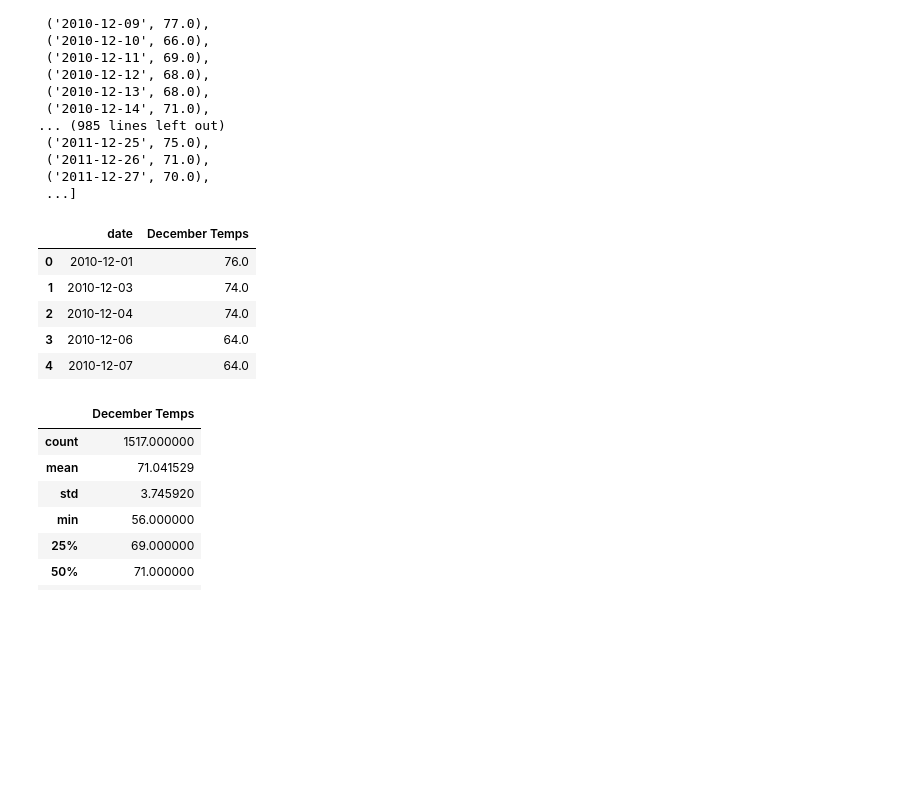
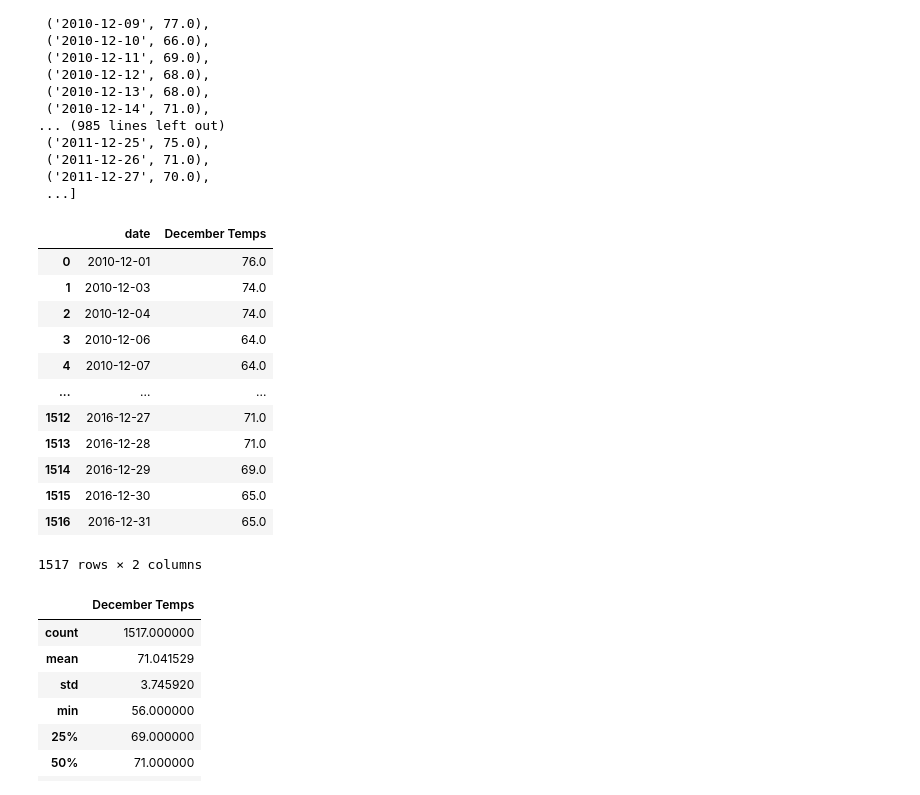
Before and after one commit to DennisdelRioCarbo/Surfs_up, a Jupyter notebook: SurfsUp_Challenge.ipynb, the cells around one changed output. Cells and saved outputs as stored; diff of their text form; code cells hidden in the pictures; blank space fills up the shorter version.

```diff
--- a/SurfsUp_Challenge.ipynb
+++ b/SurfsUp_Challenge.ipynb
@@ -113,15 +109,22 @@ dec_temps
 # %%
 # 8. Create a DataFrame from the list of temperatures for the month of December.
 dec_temps_df=pd.DataFrame(dec_temps, columns=['date','December Temps'])
 
-dec_temps_df.head()
+dec_temps_df
 # %% [output]
 |  | date | December Temps |
 | 0 | 2010-12-01 | 76.0 |
 | 1 | 2010-12-03 | 74.0 |
 | 2 | 2010-12-04 | 74.0 |
 | 3 | 2010-12-06 | 64.0 |
 | 4 | 2010-12-07 | 64.0 |
+| ... | ... | ... |
+| 1512 | 2016-12-27 | 71.0 |
+| 1513 | 2016-12-28 | 71.0 |
+| 1514 | 2016-12-29 | 69.0 |
+| 1515 | 2016-12-30 | 65.0 |
+| 1516 | 2016-12-31 | 65.0 |
+1517 rows × 2 columns
 # %%
 # 9. Calculate and print out the summary statistics for the Decemeber temperature DataFrame.
 dec_temps_df.describe()
```
Also changed, not shown: parts of 1 cell of this notebook.
